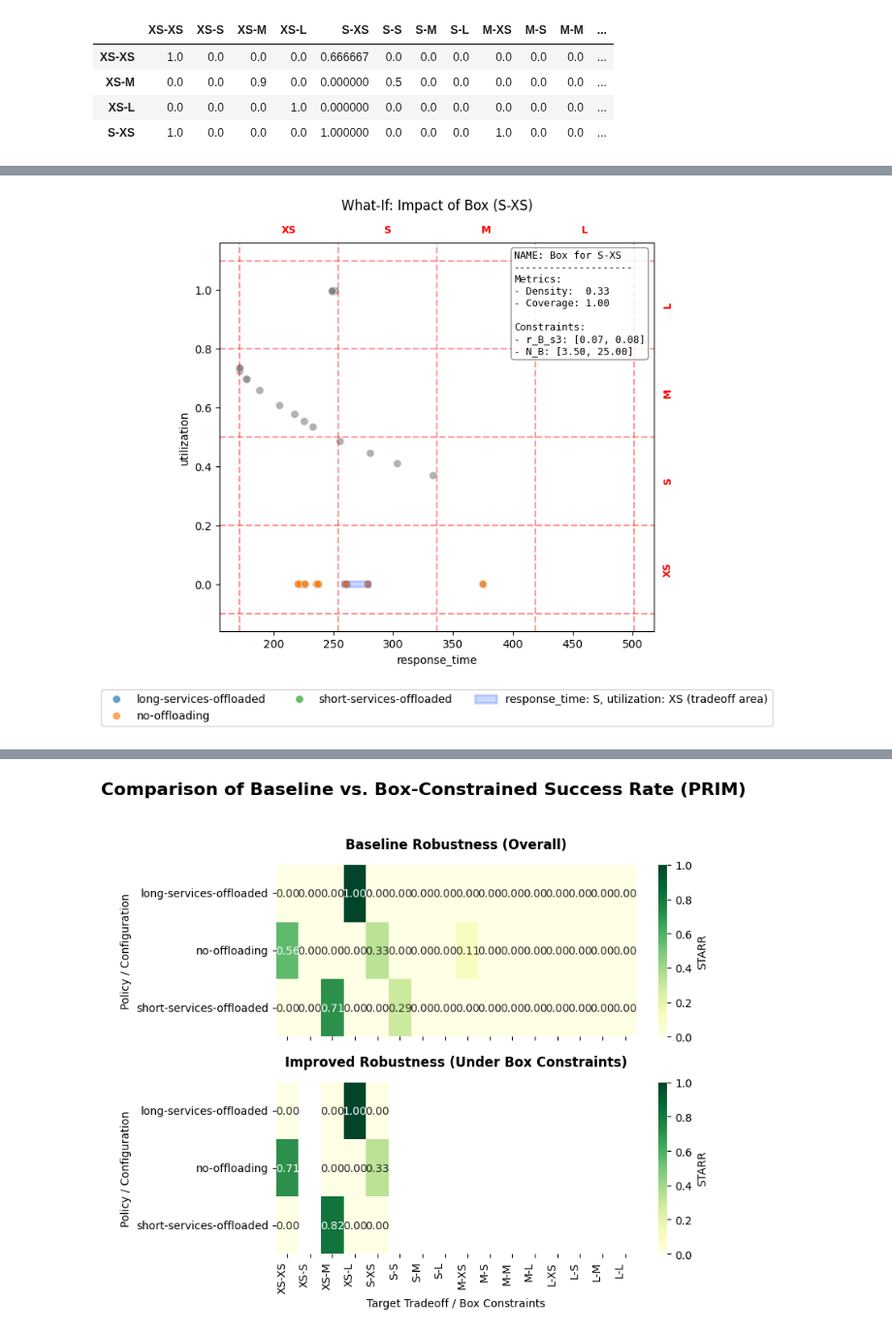
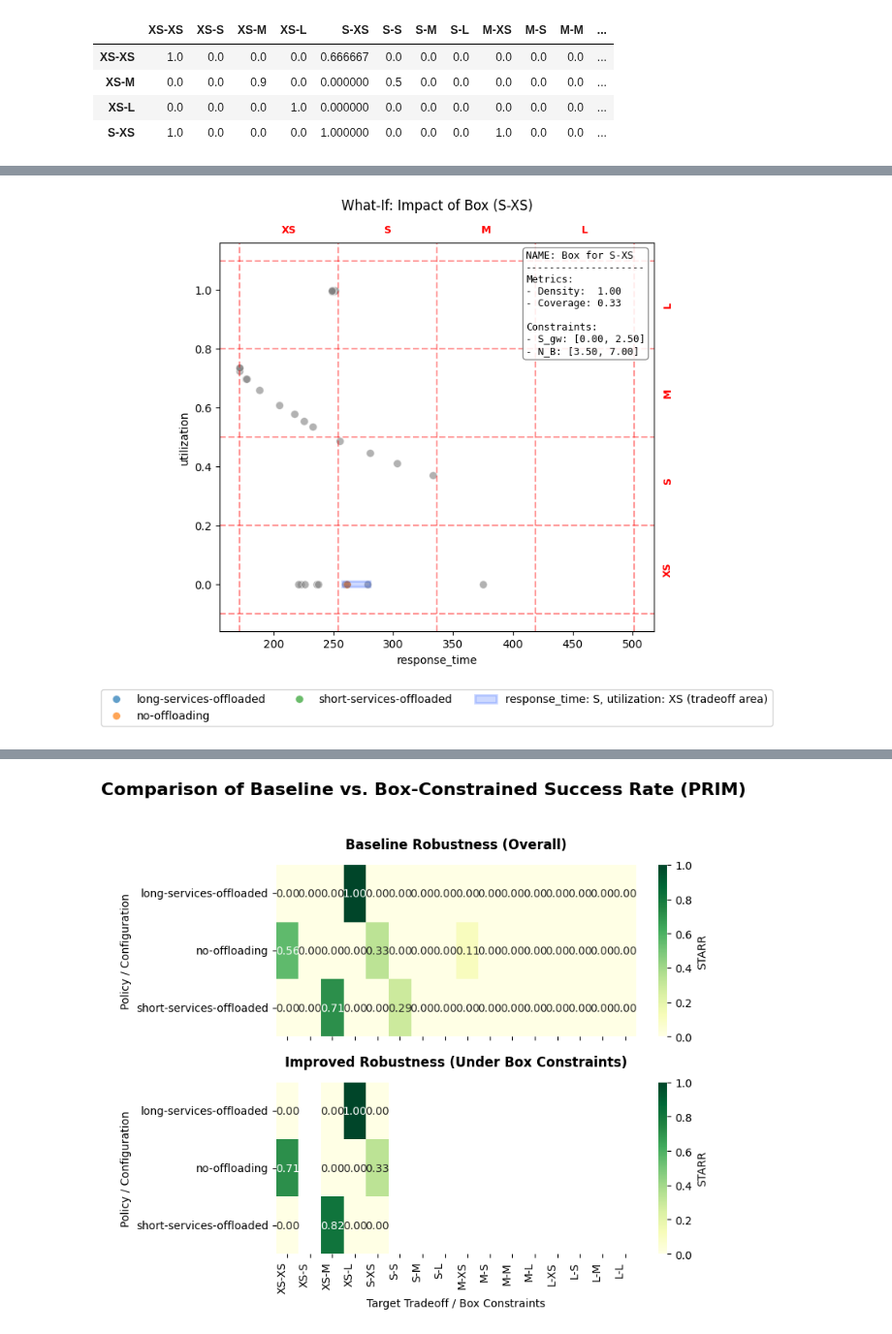
Before and after one commit to andresdp/patterns-sa, a Jupyter notebook: patterns/Gateway_Offloading/analysis-go.ipynb, the cells around one changed output, grey strips where cells are left out. Shown at 97% size. Drawn from its saved outputs; the diff is of its cells as text; code cells hidden in the pictures.

Commit message:
bug fixing in CART box conversion

```diff
--- a/patterns/Gateway_Offloading/analysis-go.ipynb
+++ b/patterns/Gateway_Offloading/analysis-go.ipynb
@@ -576,22 +579,22 @@ session.get_tradeoff_coverage_matrix(cart_boxes, subset='test')
 # %%
 # Visualization of any example box
 idx = 4
 for x_col, y_col in itertools.combinations(outcome_cols, 2):
     session.show_box_impact_objective_space(
-        box=prim_box_list[idx],
+        box=cart_box_list[idx],
         x_metric=x_col,
         y_metric=y_col,
         tradeoff=session.get_tradeoff(tradeoffs[idx].name),
         show_box_summary=True,
         subset='test',
         cmap='tab10',
         alpha=0.7,
         figsize=(8, 7),
         s=50
     )
     plt.show()
 # %% [output]
-[figure, old version]
+[figure, new version]
 # %%
 for box in prim_boxes: # Inspect PRIM boxes
     fig = session.show_box_diagnostics(box, subset='test', show_policies=True, figsize=(8,5)) #, palette='tab10')
```
Also changed, not shown: parts of 13 cells of this notebook, 23 other files.
